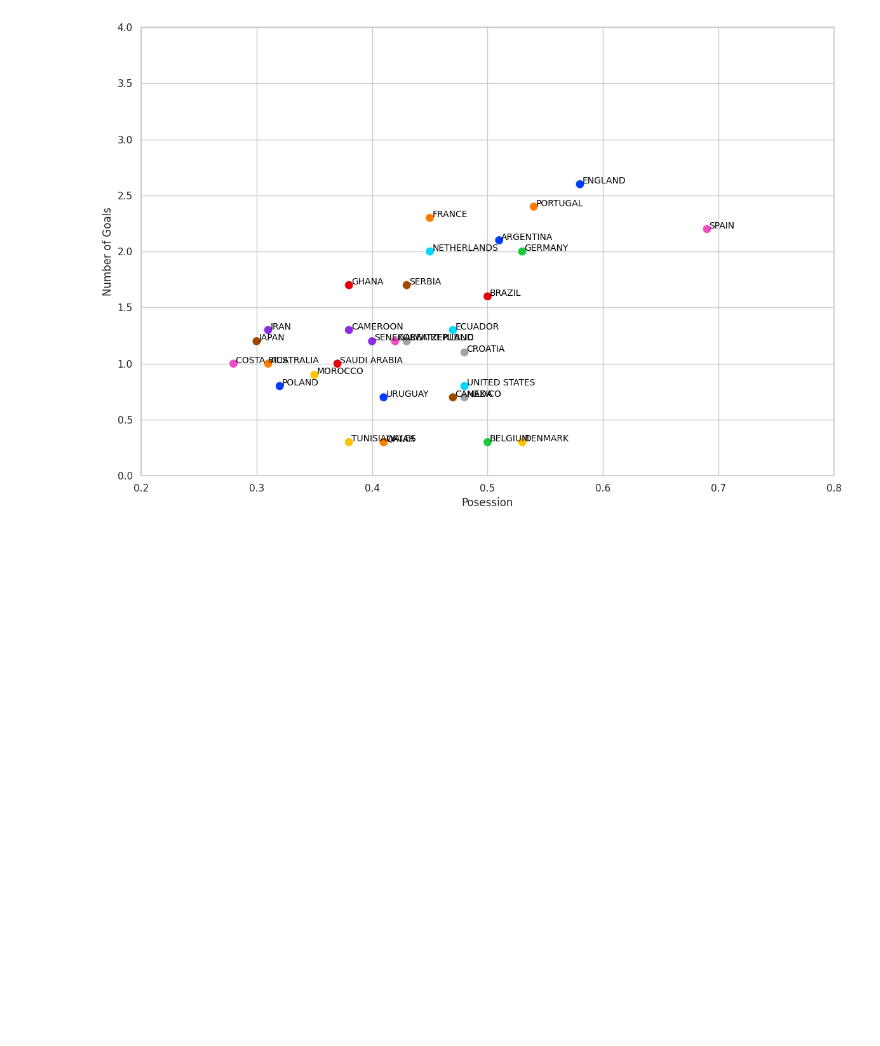
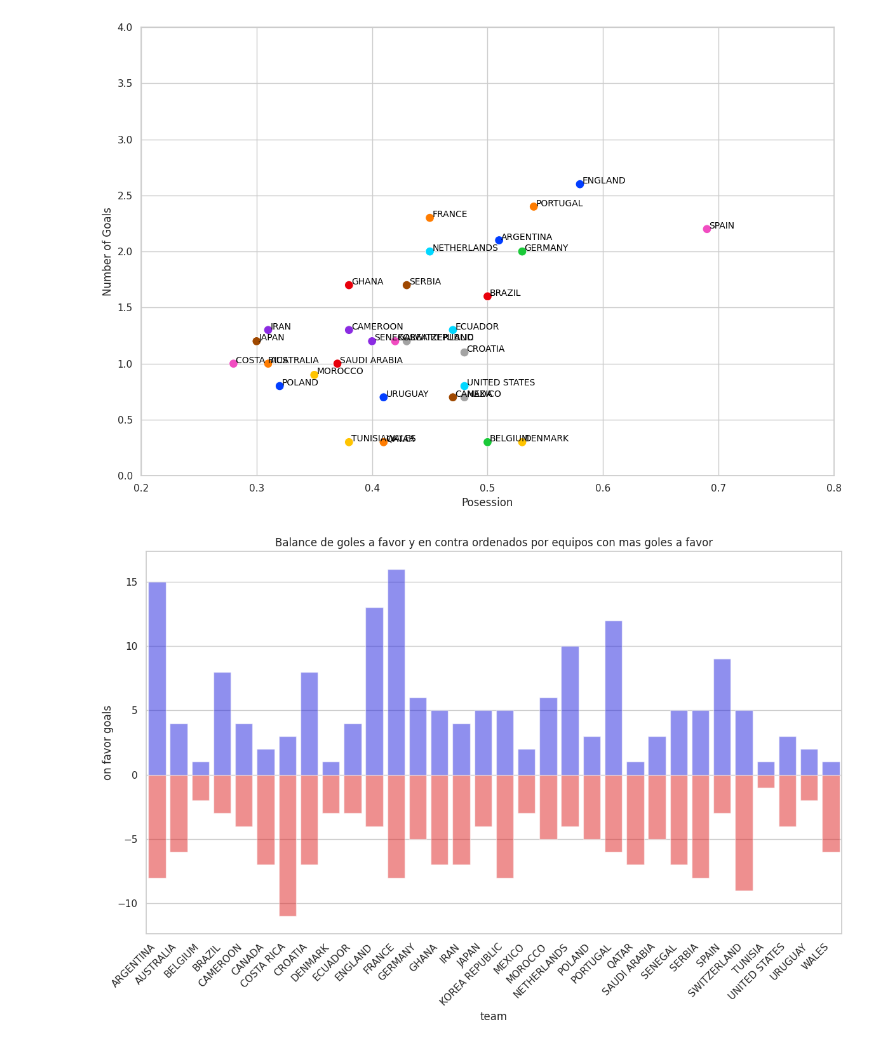
Before and after one commit to AdrielSalguero/Qatar-2022-games-analysis, a Jupyter notebook: deepnote/Qatar-2022-analysis/Global.ipynb, the cells around one changed output. Saved outputs shown, nothing was run; the diff lists cells and outputs as text; code cells hidden in the pictures; blank space fills up the shorter version.

```diff
--- a/deepnote/Qatar-2022-analysis/Global.ipynb
+++ b/deepnote/Qatar-2022-analysis/Global.ipynb
@@ -97,7 +116,7 @@ columnas= qatar_origin_df.columns
 filter1 = []
 filter2 = []
 
-for columna in columnas:
+for columna in columnas[2:]:
 
     if 'team1' in columna:
         filter1.append(columna)
@@ -139,3 +173,5 @@ print(team1_df.shape, team2_df.shape, team1_df.columns, team2_df.columns)
 # %%
 qatar_teams= pd.concat([team1_df,team2_df], axis= 0)
+
+qatar_teams_against= pd.concat([team1_df_against,team2_df_agains], axis= 0)
 # %%
@@ -185,0 +206,4 @@ qatar_teams_goals
+# %%
+qatar_teams_goals = goals(qatar_teams)
+qatar_teams_goals_against = goals(qatar_teams_against)
+qatar_teams_goals
@@ -380,6 +423,29 @@ plt.tight_layout()
 plt.show()
 # %% [output]
 [figure]
+# %%
+goals_vs_against = pd.merge(qatar_teams_goals_against, qatar_teams_goals, on='team', how='left')
+
+
+goals_vs_against = goals_vs_against[['team','number of goals_x','number of goals_y']]
+
+goals_vs_against.columns = ['team','agains goals', 'on favor goals']
+goals_vs_against['agains goals'] = goals_vs_against['agains goals']* (-1)
+
+
+
+
+plt.figure(figsize=(12, 8))
+sns.barplot(x='team', y='agains goals', data=goals_vs_against, color='red', alpha=0.5, label='against goals')
+sns.barplot(x='team', y='on favor goals', data=goals_vs_against, color='blue', alpha=0.5, label='on favor goals')
+
+plt.xticks(rotation=45, ha='right')
+plt.title('Balance de goles a favor y en contra ordenados por equipos con mas goles a favor')
+
+plt.tight_layout()
+plt.show()
+# %% [output]
+[figure, added]
 # %% [markdown]
 <a style='text-decoration:none;line-height:16px;display:flex;color:#5B5B62;padding:10px;justify-content:end;' href='https://deepnote.com?utm_source=created-in-deepnote-cell&projectId=8483ee88-cd2c-4814-9154-7d76d7408f8c' target="_blank">
 <img alt='Created in deepnote.com' style='display:inline;max-height:16px;margin:0px;margin-right:7.5px;' src='embedded-picture-1' > </img>
```
Also changed, not shown: parts of 7 cells of this notebook.
